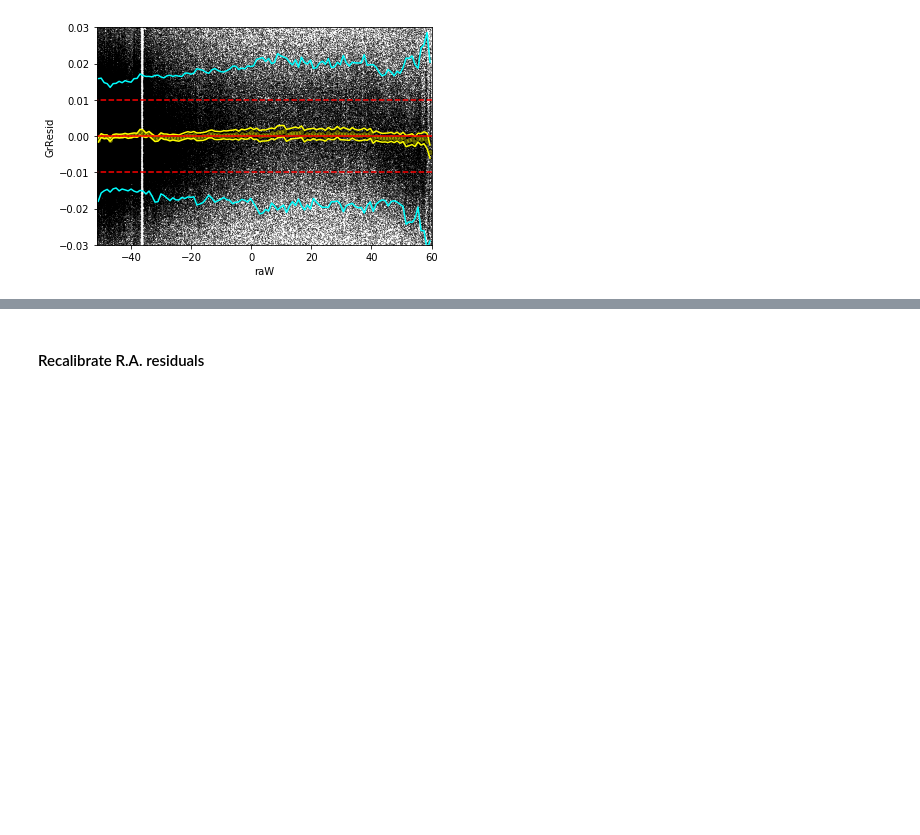
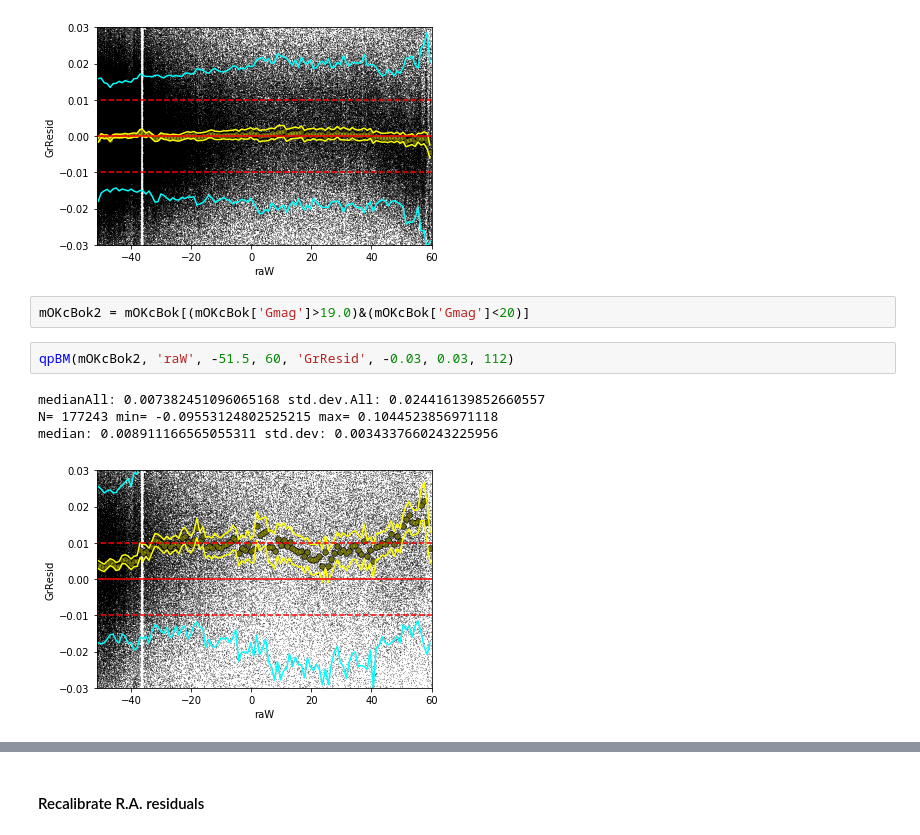
Before and after one commit to Karuntg/SDSS_SSC, a Jupyter notebook: Analysis_2020/ZIanalysis-GaiaDR2recalibration.ipynb, the cells around one changed output, grey strips where cells are left out. Cells and saved outputs as stored; diff of their text form; blank space fills up the shorter version.

```diff
--- a/Analysis_2020/ZIanalysis-GaiaDR2recalibration.ipynb
+++ b/Analysis_2020/ZIanalysis-GaiaDR2recalibration.ipynb
@@ -503,3 +505,12 @@ medianAll: 4.78898725619209e-06 std.dev.All: 0.017051214434739864
 N= 520116 min= -0.09553124802525215 max= 0.1044523856971118
 median: 0.00018666774887485596 std.dev: 0.0007101265234944989
 [figure]
+# %%
+mOKcBok2 = mOKcBok[(mOKcBok['Gmag']>19.0)&(mOKcBok['Gmag']<20)]
+# %%
+qpBM(mOKcBok2, 'raW', -51.5, 60, 'GrResid', -0.03, 0.03, 112)
+# %% [output]
+medianAll: 0.007382451096065168 std.dev.All: 0.024416139852660557
+N= 177243 min= -0.09553124802525215 max= 0.1044523856971118
+median: 0.008911166565055311 std.dev: 0.0034337660243225956
+[figure, added]
```
Also changed, not shown: parts of 23 cells of this notebook, 2 other files.
